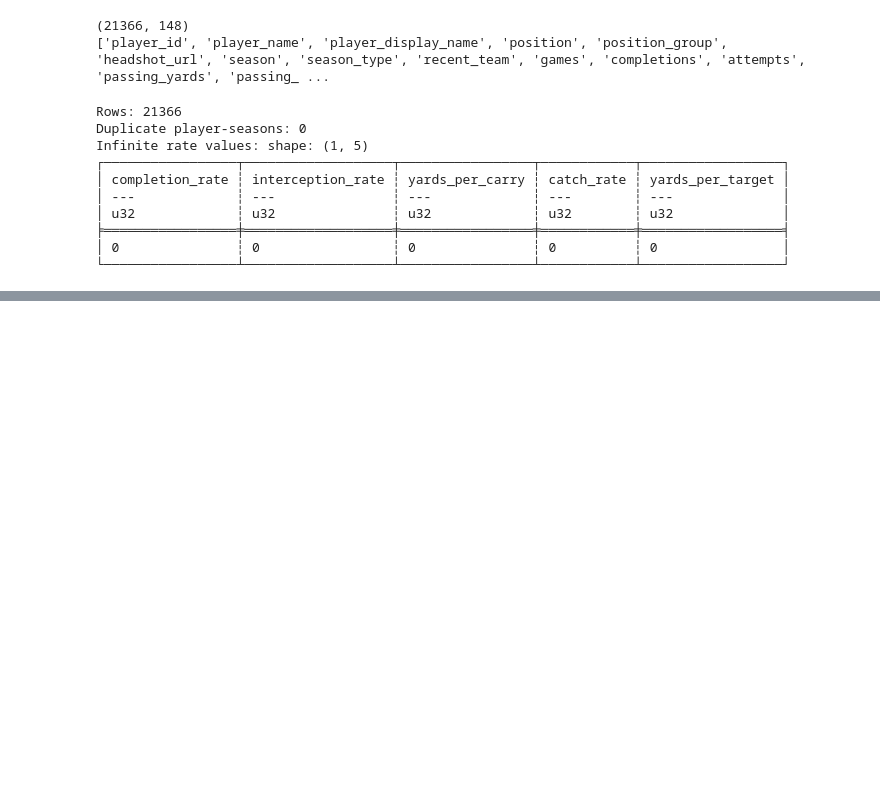
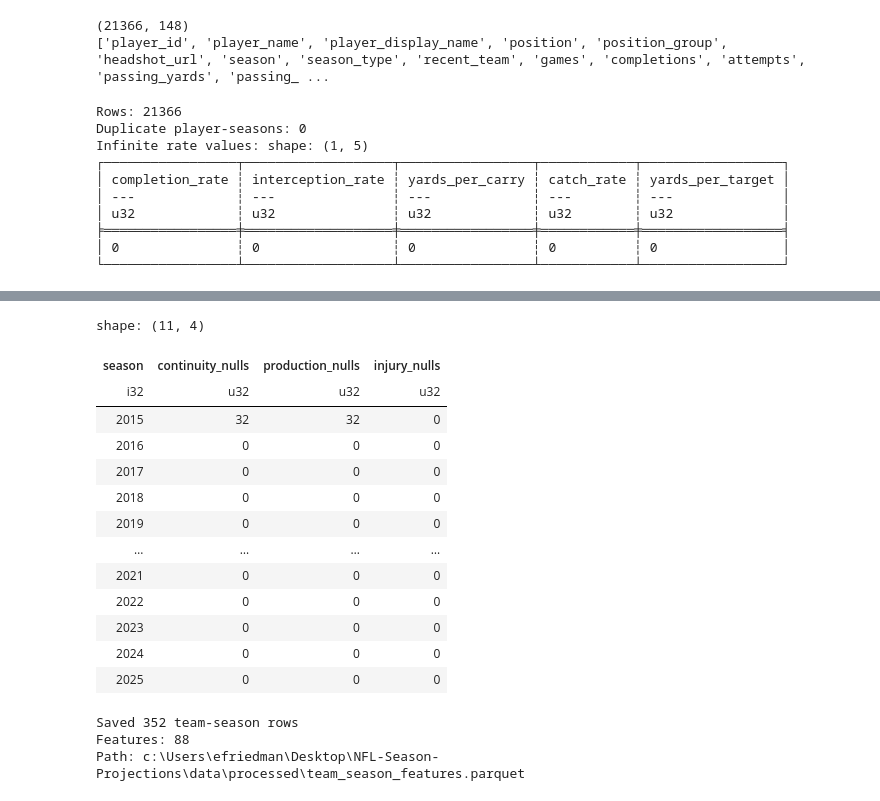
Before and after one commit to ethanfr10/NFL-Season-Projections, a Jupyter notebook: notebooks/03_Feature_Engineering.ipynb, the cells around one changed output, grey strips where cells are left out. Saved outputs shown, nothing was run; the diff lists cells and outputs as text; code cells hidden in the pictures; blank space fills up the shorter version.

```diff
--- a/notebooks/03_Feature_Engineering.ipynb
+++ b/notebooks/03_Feature_Engineering.ipynb
@@ -1215,0 +1507,9 @@ Infinite rate values: shape: (1, 5)
+# %%
+team_season = (
+    team_season
+    .join(
+        team_injuries,
+        on=["season", "team"],
+        how="left"
+    )
+)
@@ -1215,0 +1648,9 @@ Infinite rate values: shape: (1, 5)
+# %%
+team_season = (
+    team_season
+    .join(
+        team_injury_weekly,
+        on=["season", "team"],
+        how="left"
+    )
+)
@@ -1215,0 +1691,45 @@ Infinite rate values: shape: (1, 5)
+# %%
+null_check = (
+    team_season
+    .group_by("season")
+    .agg([
+        pl.col("overall_continuity").null_count()
+        .alias("continuity_nulls"),
+
+        pl.col("passing_yards_continuity").null_count()
+        .alias("production_nulls"),
+
+        pl.col("injury_report_entries").null_count()
+        .alias("injury_nulls")
+    ])
+    .sort("season")
+)
+
+null_check
+# %% [output]
+shape: (11, 4)
+| season | continuity_nulls | production_nulls | injury_nulls |
+| i32 | u32 | u32 | u32 |
+| 2015 | 32 | 32 | 0 |
+| 2016 | 0 | 0 | 0 |
+| 2017 | 0 | 0 | 0 |
+| 2018 | 0 | 0 | 0 |
+| 2019 | 0 | 0 | 0 |
+| … | … | … | … |
+| 2021 | 0 | 0 | 0 |
+| 2022 | 0 | 0 | 0 |
+| 2023 | 0 | 0 | 0 |
+| 2024 | 0 | 0 | 0 |
+| 2025 | 0 | 0 | 0 |
+# %%
+TEAM_FEATURES_PATH = PROCESSED_DIR / "team_season_features.parquet"
+
+team_season.write_parquet(TEAM_FEATURES_PATH)
+
+print(f"Saved {team_season.height:,} team-season rows")
+print(f"Features: {team_season.width}")
+print(f"Path: {TEAM_FEATURES_PATH}")
+# %% [output]
+Saved 352 team-season rows
+Features: 88
+Path: c:\Users\efriedman\Desktop\NFL-Season-Projections\data\processed\team_season_features.parquet
```
Also changed, not shown: parts of 57 cells of this notebook, 1 other file.
